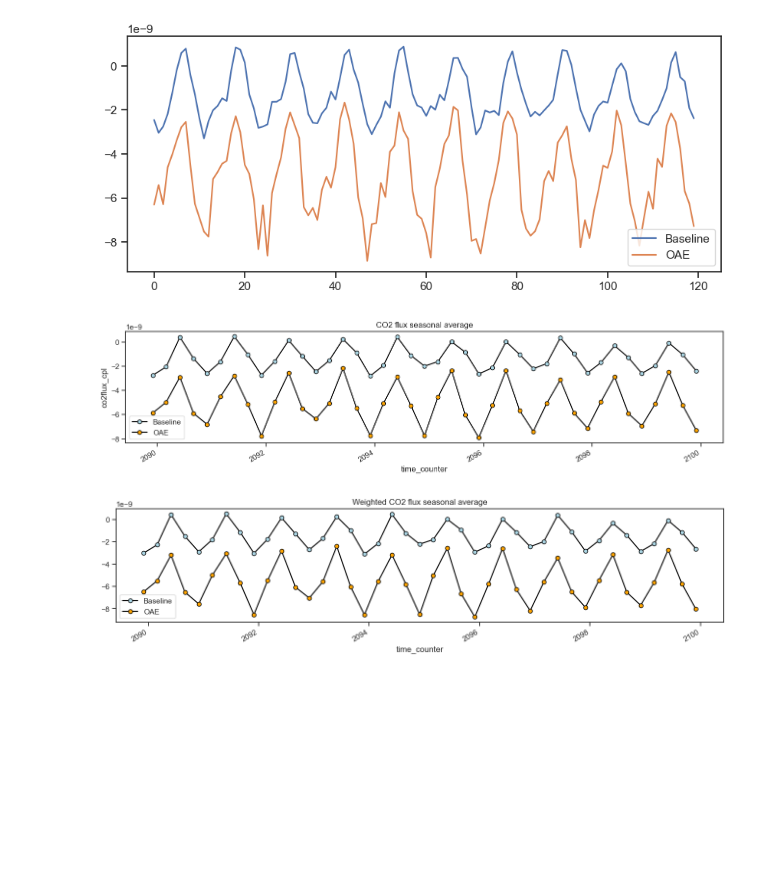
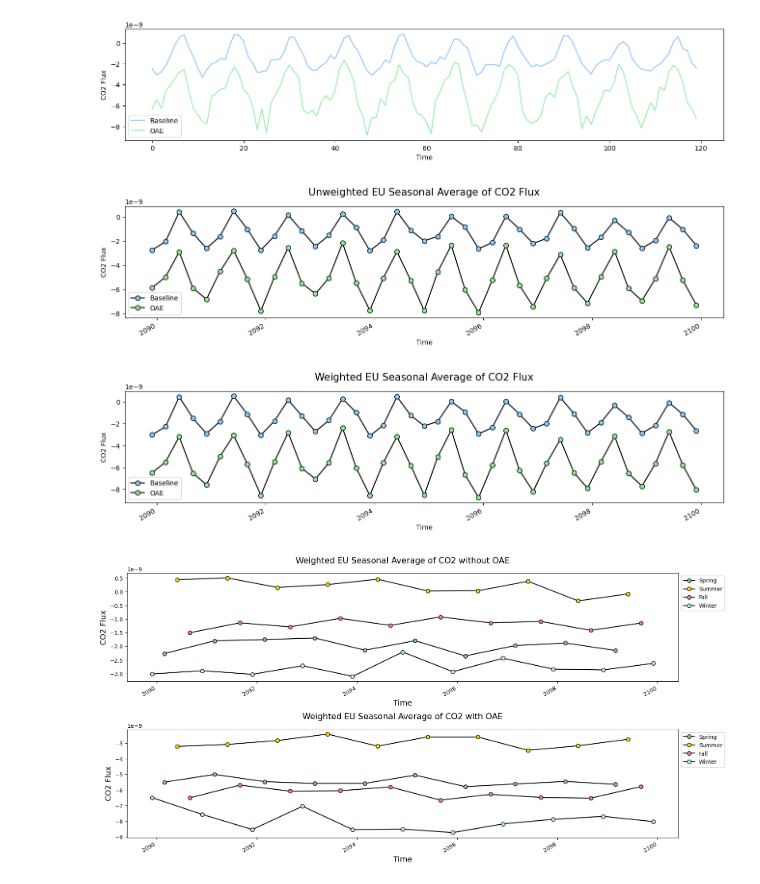
Before and after one commit to chiaraciscato/MScThesis, a Jupyter notebook: CO2flux_comparison.ipynb, the cells around one changed output. Saved outputs shown, nothing was run; the diff lists cells and outputs as text; code cells hidden in the pictures; blank space fills up the shorter version.

```diff
--- a/CO2flux_comparison.ipynb
+++ b/CO2flux_comparison.ipynb
@@ -15,9 +15,8 @@ import seaborn as sns
 # %%
-sns.set(font_scale=1)
-sns.set_style("ticks")
+plt.style.use('seaborn-pastel')
 # %%
-dataset = (r'/Users/chiaraciscato/Desktop/geomar/FOCI data/data_transfer/CO2flux_baseline_ensemble1_ssp126_1m.nc')
+dataset = (r'/Volumes/UnionSine/data_transfer/ssp126/CO2flux_baseline_ensemble1_ssp126_1m.nc')
 data = xr.open_dataset(dataset)
 # %%
-dataset = (r'/Users/chiaraciscato/Desktop/geomar/FOCI data/data_transfer/CO2flux_CDR_EU_coast_ssp126_1m.nc')
+dataset = (r'/Volumes/UnionSine/data_transfer/ssp126/CO2flux_CDR_EU_coast_ssp126_1m.nc')
 data_oae = xr.open_dataset(dataset)
@@ -47,11 +39,13 @@ plt.show()
 # %%
-plt.figure(figsize=(10, 4))
+plt.figure(figsize=(16, 3))
 plt.plot(sliced_frame_baseline.co2flux_cpl.mean(dim=('y', 'x')), label = 'Baseline')
 plt.plot(sliced_frame_oae.co2flux_cpl.mean(dim=('y', 'x')), label = 'OAE')
+plt.xlabel("Time")
+plt.ylabel("CO2 Flux")
 plt.legend()
 plt.show()
 # %% [output]
-[figure, old version]
+[figure, new version]
 # %%
 start_date = "2090-01-01"
 end_date = "2100-01-01"
@@ -73,23 +69,25 @@ co2flux_seasonal_mean_oae = co2flux_season_mean_all_years_oae.groupby('time_coun
 # %%
 f, ax = plt.subplots(figsize=(16, 3))
+
 co2flux_seasonal_mean_baseline.plot(marker="o",
                         color="black",
-                        markerfacecolor="lightblue",
+                        markerfacecolor="lightskyblue", markersize=7,
                         markeredgecolor="black",
                         label = 'Baseline')
-ax.set(title="CO2 flux seasonal average")
 
 co2flux_seasonal_mean_oae.plot(marker="o",
-                        color="black",
-                        markerfacecolor="orange",
+                        color="black", markersize=7,
+                        markerfacecolor="lightgreen",
                         markeredgecolor="black",
                         label = 'OAE')
-ax.set(title="CO2 flux seasonal average")
+ax.set_title("Unweighted EU Seasonal Average of CO2 Flux", fontsize= 15, y=1.06)
 
+plt.xlabel("Time")
+plt.ylabel("CO2 Flux")
 plt.legend()
 plt.show()
 # %% [output]
-[figure, old version]
+[figure, new version]
 # %%
 month_length_baseline = co2_flux_baseline.time_counter.dt.days_in_month
 co2flux_weighted_mean_baseline = ((co2_flux_baseline * month_length_baseline).resample(time_counter='QS-DEC').sum() / month_length_baseline.resample(time_counter='QS-DEC').sum())
@@ -105,20 +103,56 @@ colors = {3: "lightgreen", 6: "orange", 9: "brown", 12: "lightblue"}
 seasons = {3: "Spring", 6: "Summer", 9: "Fall", 12: "Winter"}
 
 f, ax = plt.subplots(figsize=(16, 3))
-co2flux_weighted_season_baseline.plot(marker="o",
+co2flux_weighted_season_baseline.plot(marker="o", markersize=7,
                         color="black",
-                        markerfacecolor="lightblue",
+                        markerfacecolor="lightskyblue",
                         markeredgecolor="black",
                         label = 'Baseline')
 
-co2flux_weighted_season_oae.plot(marker="o",
+co2flux_weighted_season_oae.plot(marker="o", markersize=7,
                         color="black",
-                        markerfacecolor="orange",
+                        markerfacecolor="lightgreen",
                         markeredgecolor="black",
                         label = 'OAE')
-ax.set(title="Weighted CO2 flux seasonal average")
+ax.set_title("Weighted EU Seasonal Average of CO2 Flux", fontsize=15, y=1.06)
 
+plt.xlabel("Time")
+plt.ylabel("CO2 Flux")
 plt.legend()
 plt.show()
 # %% [output]
-[figure, old version]
+[figure, new version]
+# %%
+colors = {3: "darkseagreen", 6: "gold", 9: "lightcoral", 12: "paleturquoise"}
+seasons = {3: "Spring", 6: "Summer", 9: "Fall", 12: "Winter"}
+
+f, (ax1, ax2) = plt.subplots(2, 1, figsize=(16, 8), sharey=False)
+for month, arr in co2flux_weighted_season_baseline.groupby('time_counter.month'):
+    arr.plot(ax=ax1,
+             color="black",
+             marker="o", markersize=7,
+             markerfacecolor=colors[month],
+             markeredgecolor='black',
+             label=seasons[month])
+
+ax1.legend(bbox_to_anchor=(1, 1), loc='upper left')
+ax1.set_title("Weighted EU Seasonal Average of CO2 without OAE", fontsize=15, y=1.06)
+ax1.set_xlabel('Time', fontsize=14)
+ax1.set_ylabel('CO2 Flux', fontsize=14)
+
+for month, arr in co2flux_weighted_season_oae.groupby('time_counter.month'):
+    arr.plot(ax=ax2,
+             color="black",
+             marker="o", markersize=7,
+             markerfacecolor=colors[month],
+             markeredgecolor='black',
+             label=seasons[month])
+
+ax2.legend(bbox_to_anchor=(1, 1), loc='upper left')
+ax2.set_title("Weighted EU Seasonal Average of CO2 with OAE", fontsize=15, y=1.06)
+ax2.set_xlabel('Time', fontsize=14)
+ax2.set_ylabel('CO2 Flux', fontsize=14)
+f.tight_layout()
+plt.show()
+# %% [output]
+[figure, added]
```
Also changed, not shown: parts of 14 cells of this notebook, 10 other files.
